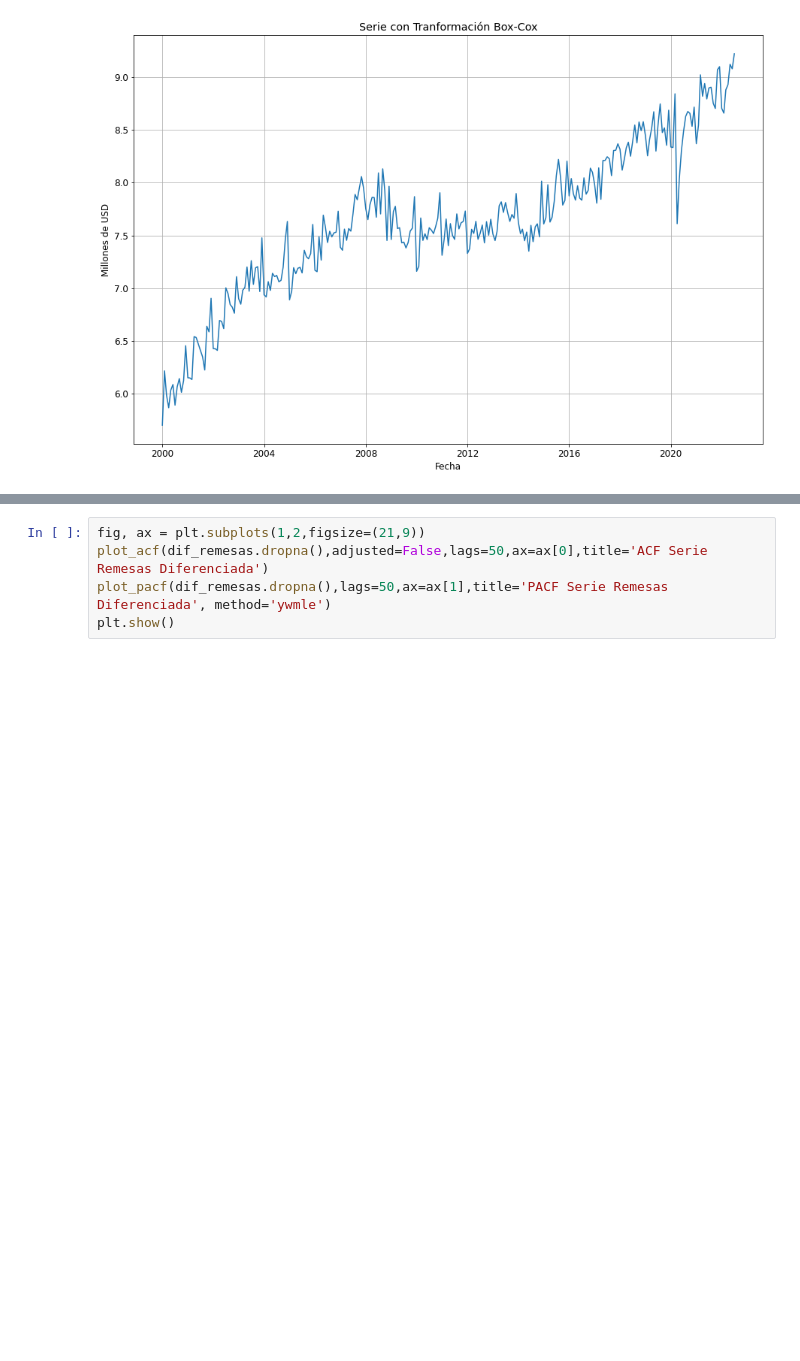
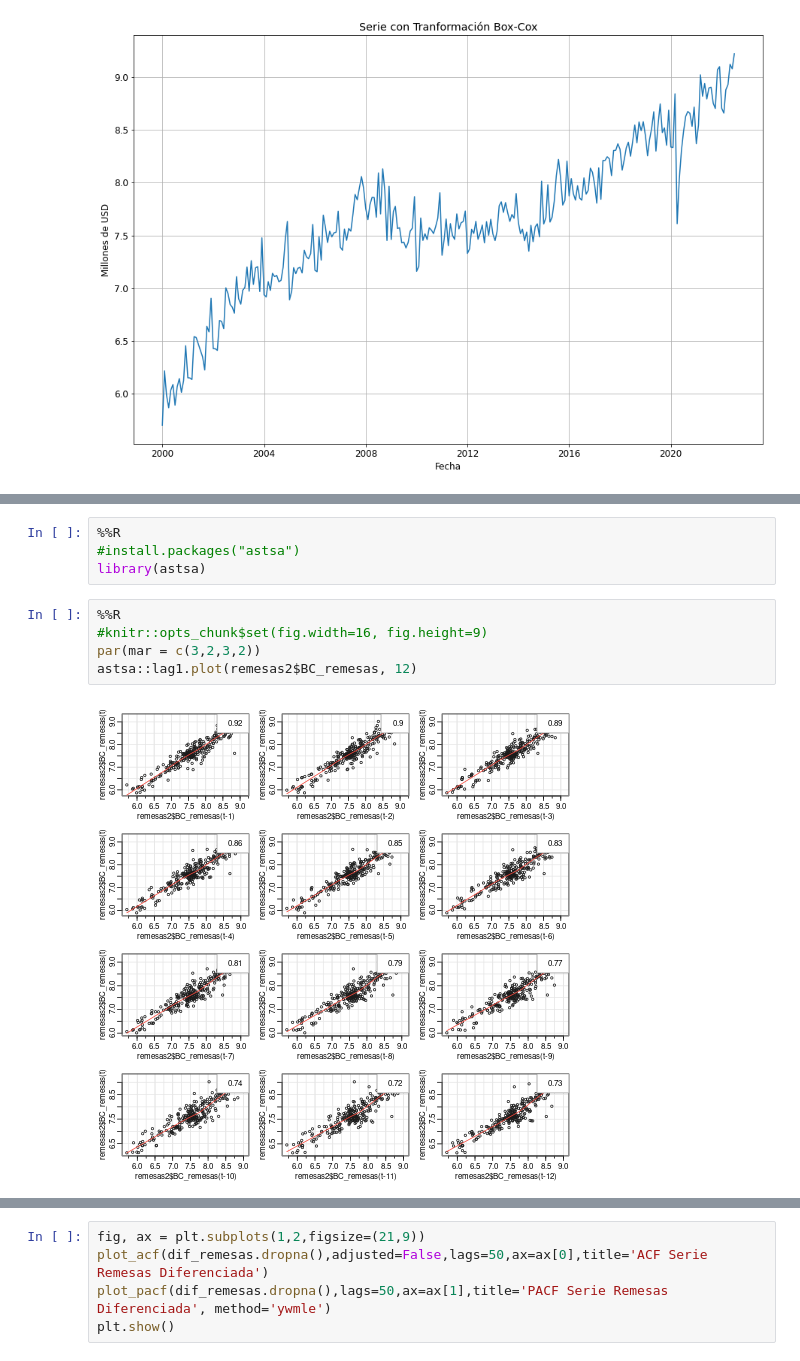
Before and after one commit to jofmorenore/TimeSeries, a Jupyter notebook: proyecto/Proyecto Series de Tiempo.ipynb, the cells around one changed output, grey strips where cells are left out. Saved outputs shown, nothing was run; the diff lists cells and outputs as text; blank space fills up the shorter version.

```diff
--- a/proyecto/Proyecto Series de Tiempo.ipynb
+++ b/proyecto/Proyecto Series de Tiempo.ipynb
@@ -197,0 +169,11 @@ plt.show()
+# %%
+%%R
+#install.packages("astsa")
+library(astsa)
+# %%
+%%R
+#knitr::opts_chunk$set(fig.width=16, fig.height=9)
+par(mar = c(3,2,3,2))
+astsa::lag1.plot(remesas2$BC_remesas, 12)
+# %% [output]
+[figure, added]
```
Also changed, not shown: parts of 97 cells of this notebook.
